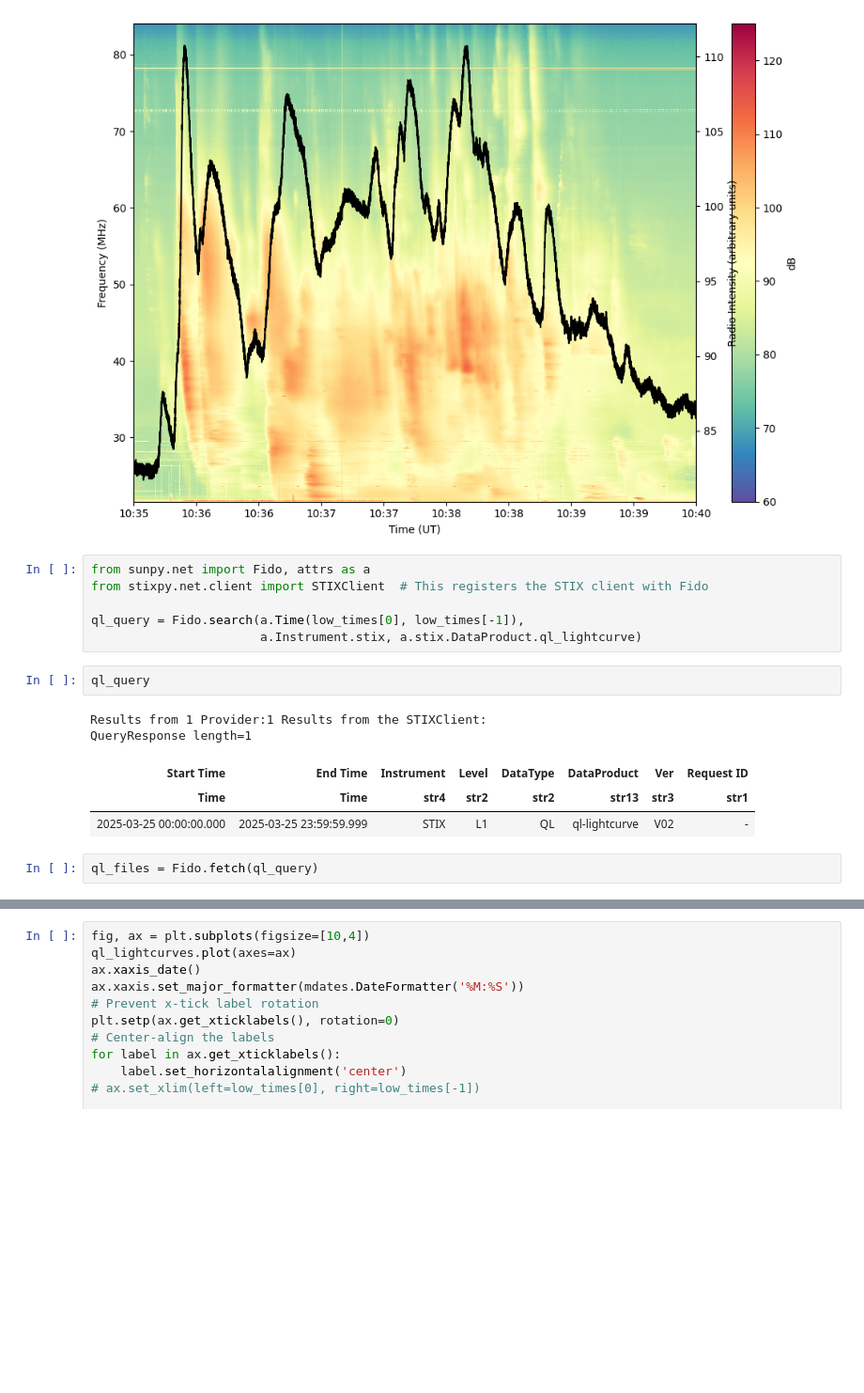
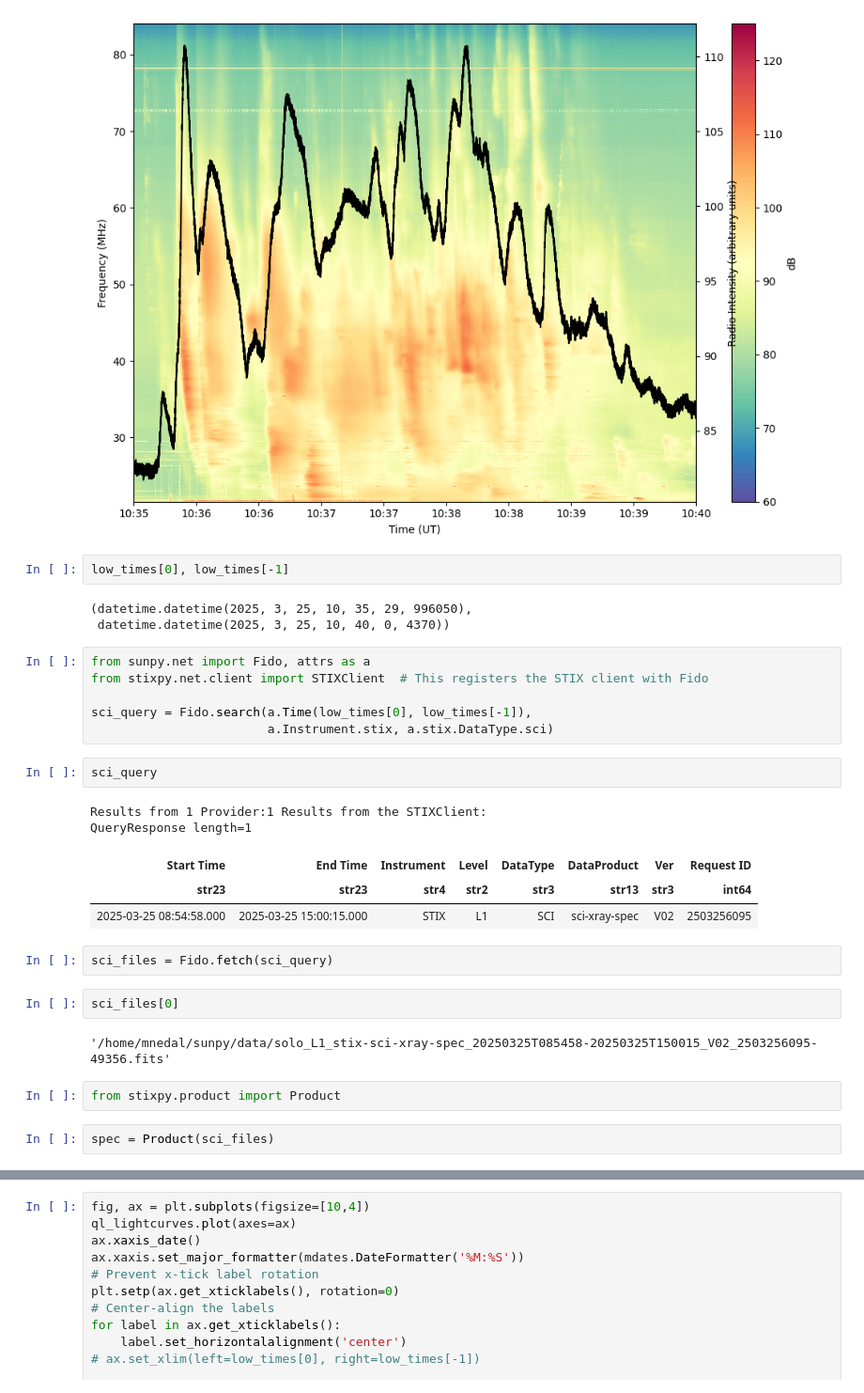
Before and after one commit to MohamedNedal/nenufar_work, a Jupyter notebook: plot_nenufar.ipynb, the cells around one changed output, grey strips where cells are left out. Shown at 94% size. Drawn from its saved outputs; the diff is of its cells as text; blank space fills up the shorter version.

```diff
--- a/plot_nenufar.ipynb
+++ b/plot_nenufar.ipynb
@@ -269,19 +269,32 @@ fig.tight_layout()
 plt.show()
 # %% [output]
 [figure]
+# %%
+low_times[0], low_times[-1]
+# %% [output]
+(datetime.datetime(2025, 3, 25, 10, 35, 29, 996050),
+ datetime.datetime(2025, 3, 25, 10, 40, 0, 4370))
 # %%
 from sunpy.net import Fido, attrs as a
 from stixpy.net.client import STIXClient  # This registers the STIX client with Fido
 
-ql_query = Fido.search(a.Time(low_times[0], low_times[-1]),
-                       a.Instrument.stix, a.stix.DataProduct.ql_lightcurve)
+sci_query = Fido.search(a.Time(low_times[0], low_times[-1]),
+                        a.Instrument.stix, a.stix.DataType.sci)
 # %%
-ql_query
+sci_query
 # %% [output]
 Results from 1 Provider:1 Results from the STIXClient:
 QueryResponse length=1
 | Start Time | End Time | Instrument | Level | DataType | DataProduct | Ver | Request ID |
-| Time | Time | str4 | str2 | str2 | str13 | str3 | str1 |
-| 2025-03-25 00:00:00.000 | 2025-03-25 23:59:59.999 | STIX | L1 | QL | ql-lightcurve | V02 | - |
+| str23 | str23 | str4 | str2 | str3 | str13 | str3 | int64 |
+| 2025-03-25 08:54:58.000 | 2025-03-25 15:00:15.000 | STIX | L1 | SCI | sci-xray-spec | V02 | 2503256095 |
 # %%
-ql_files = Fido.fetch(ql_query)
+sci_files = Fido.fetch(sci_query)
+# %%
+sci_files[0]
+# %% [output]
+'/home/mnedal/sunpy/data/solo_L1_stix-sci-xray-spec_20250325T085458-20250325T150015_V02_2503256095-49356.fits'
+# %%
+from stixpy.product import Product
+# %%
+spec = Product(sci_files)
```
Also changed, not shown: parts of 20 cells of this notebook.
